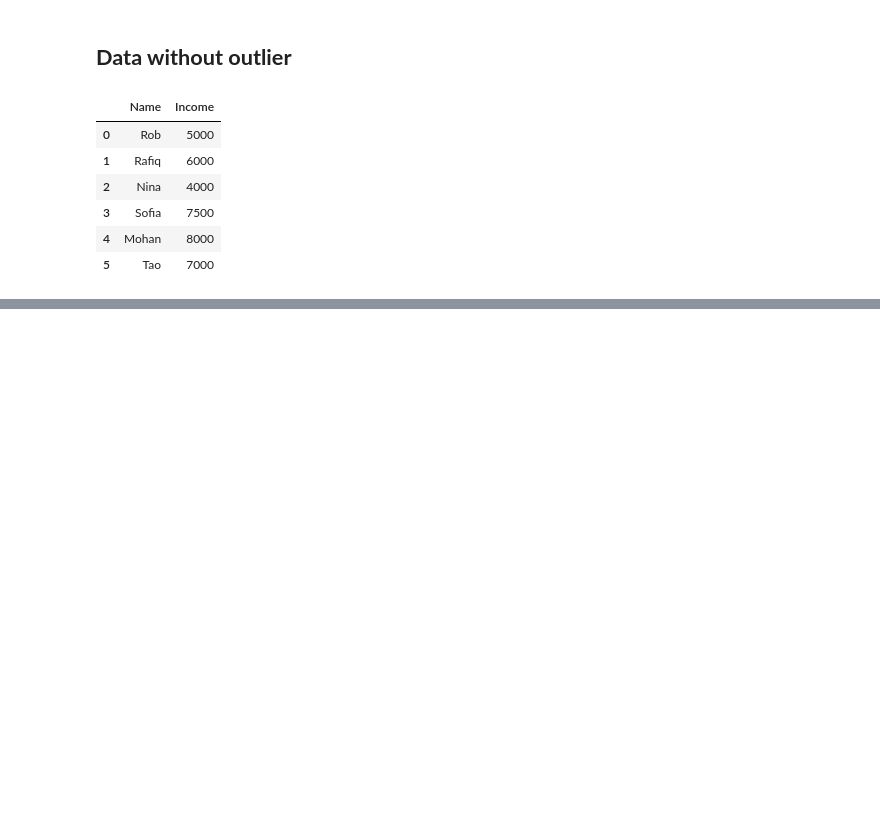
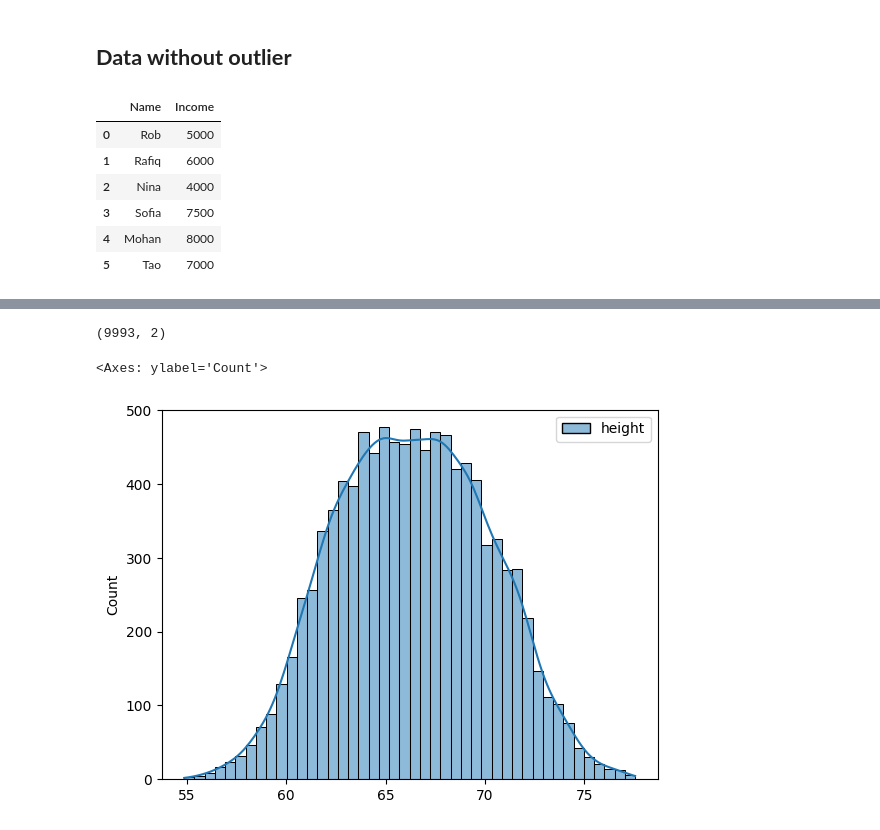
Before and after one commit to Payal2000/Statistics_Practice, a Jupyter notebook: Statistics_Practice.ipynb, the cells around one changed output, grey strips where cells are left out. Drawn from its saved outputs; the diff is of its cells as text; code cells hidden in the pictures; blank space fills up the shorter version.

```diff
--- a/Statistics_Practice.ipynb
+++ b/Statistics_Practice.ipynb
@@ -82,0 +161,3 @@ data_no_outlier
+# %%
+data1_no_outlier = data1[(data1.height > 54.824) & (data1.height < 77.910)]
+data1_no_outlier
@@ -82,0 +178,9 @@ data_no_outlier
+# %%
+data1_no_outlier.shape
+# %% [output]
+(9993, 2)
+# %%
+sn.histplot(data1_no_outlier, kde = True)
+# %% [output]
+<Axes: ylabel='Count'>
+[figure, added]
```
Also changed, not shown: parts of 16 cells of this notebook.
